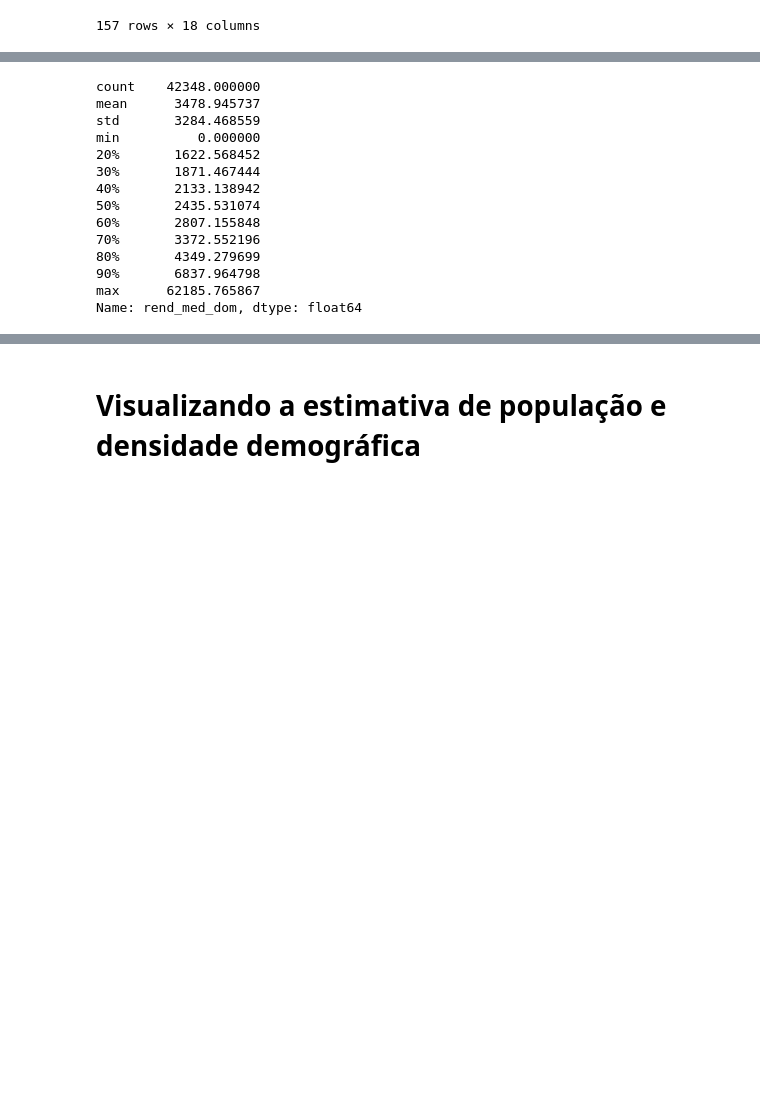
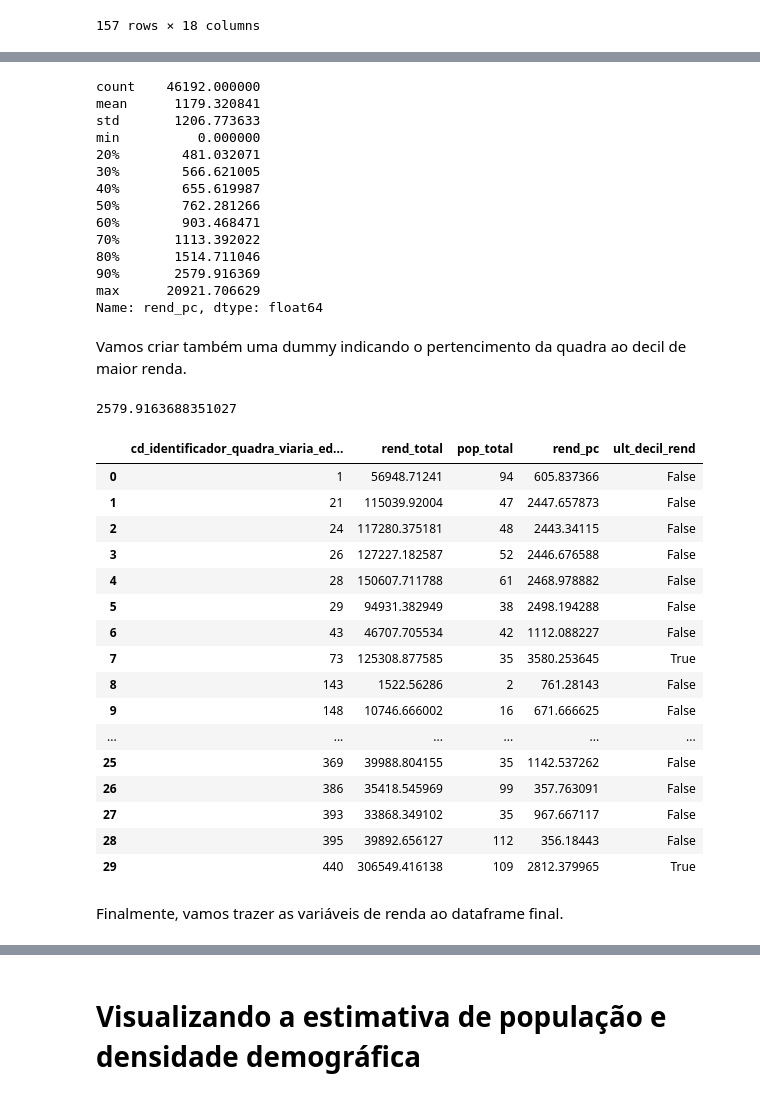
Before and after one commit to sepep-pmsp/compatibilizacao-setores-censitarios, a Jupyter notebook: 11 Quadras viárias como base geométrica.ipynb, the cells around one changed output, grey strips where cells are left out. Cells and saved outputs as stored; diff of their text form; code cells hidden in the pictures; blank space fills up the shorter version.

```diff
--- a/11 Quadras viárias como base geométrica.ipynb
+++ b/11 Quadras viárias como base geométrica.ipynb
@@ -1315,17 +1304,46 @@ est_renda_agg['rend_med_dom'].hist(bins=40)
 # %%
-est_renda_agg['rend_med_dom'].astype(float).describe(percentiles=[i/10 for i in range(2, 10)])
+est_renda_agg['rend_pc'].astype(float).describe(percentiles=[i/10 for i in range(2, 10)])
 # %% [output]
-count    42348.000000
-mean      3478.945737
-std       3284.468559
+count    46192.000000
+mean      1179.320841
+std       1206.773633
 min          0.000000
-20%       1622.568452
-30%       1871.467444
-40%       2133.138942
-50%       2435.531074
-60%       2807.155848
-70%       3372.552196
-80%       4349.279699
-90%       6837.964798
-max      62185.765867
-Name: rend_med_dom, dtype: float64
+20%        481.032071
+30%        566.621005
+40%        655.619987
+50%        762.281266
+60%        903.468471
+70%       1113.392022
+80%       1514.711046
+90%       2579.916369
+max      20921.706629
+Name: rend_pc, dtype: float64
+# %% [markdown]
+Vamos criar também uma dummy indicando o pertencimento da quadra ao decil de maior renda.
+# %%
+est_renda_agg['rend_pc'].quantile(0.9)
+# %% [output]
+2579.9163688351027
+# %%
+est_renda_agg['ult_decil_rend'] = est_renda_agg['rend_pc'] > est_renda_agg['rend_pc'].quantile(0.9)
+est_renda_agg.head(30)
+# %% [output]
+|  | cd_identificador_quadra_viaria_ed... | rend_total | pop_total | rend_pc | ult_decil_rend |
+| 0 | 1 | 56948.71241 | 94 | 605.837366 | False |
+| 1 | 21 | 115039.92004 | 47 | 2447.657873 | False |
+| 2 | 24 | 117280.375181 | 48 | 2443.34115 | False |
+| 3 | 26 | 127227.182587 | 52 | 2446.676588 | False |
+| 4 | 28 | 150607.711788 | 61 | 2468.978882 | False |
+| 5 | 29 | 94931.382949 | 38 | 2498.194288 | False |
+| 6 | 43 | 46707.705534 | 42 | 1112.088227 | False |
+| 7 | 73 | 125308.877585 | 35 | 3580.253645 | True |
+| 8 | 143 | 1522.56286 | 2 | 761.28143 | False |
+| 9 | 148 | 10746.666002 | 16 | 671.666625 | False |
+| ... | ... | ... | ... | ... | ... |
+| 25 | 369 | 39988.804155 | 35 | 1142.537262 | False |
+| 26 | 386 | 35418.545969 | 99 | 357.763091 | False |
+| 27 | 393 | 33868.349102 | 35 | 967.667117 | False |
+| 28 | 395 | 39892.656127 | 112 | 356.18443 | False |
+| 29 | 440 | 306549.416138 | 109 | 2812.379965 | True |
+# %% [markdown]
+Finalmente, vamos trazer as variáveis de renda ao dataframe final.
```
Also changed, not shown: parts of 17 cells of this notebook.
